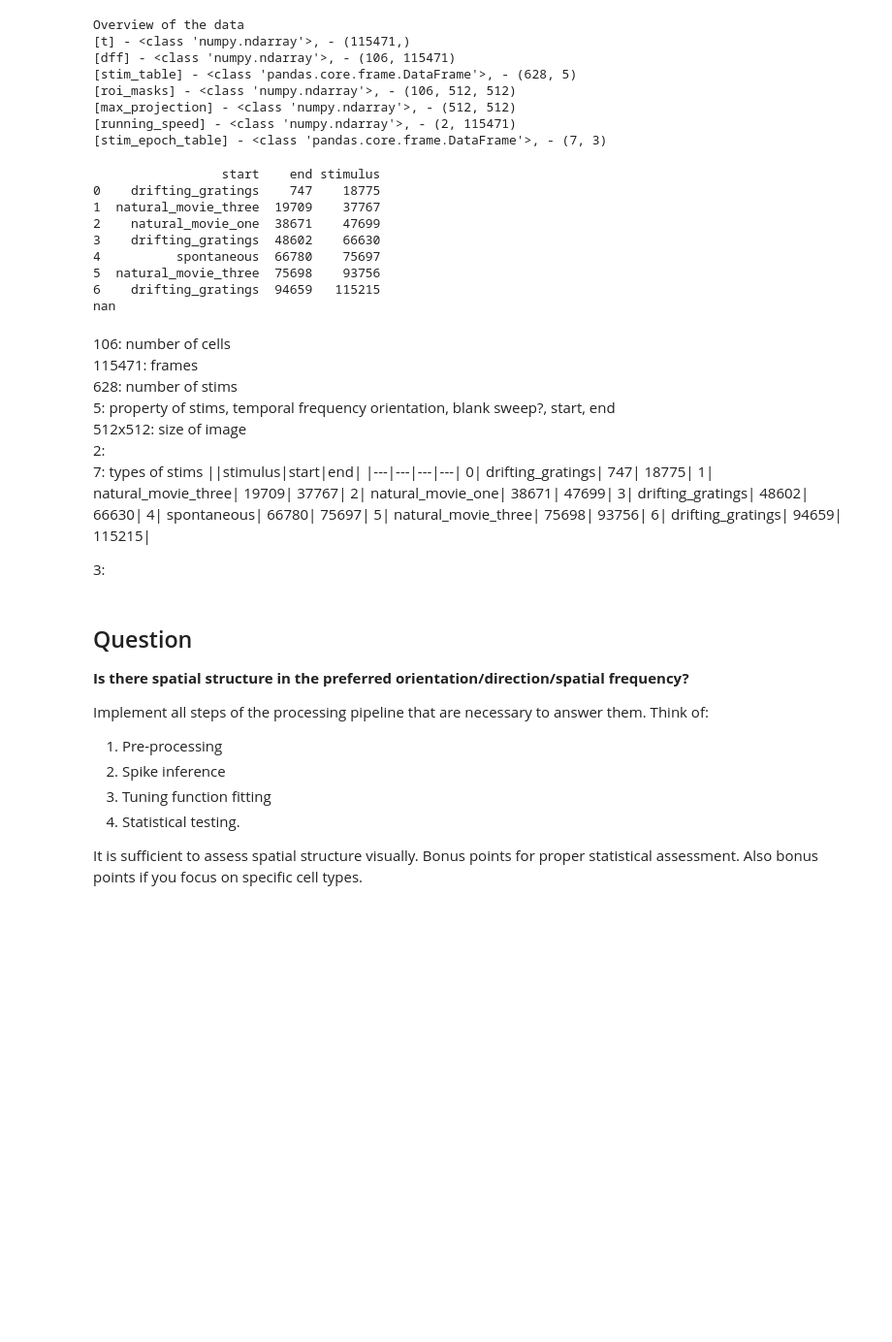
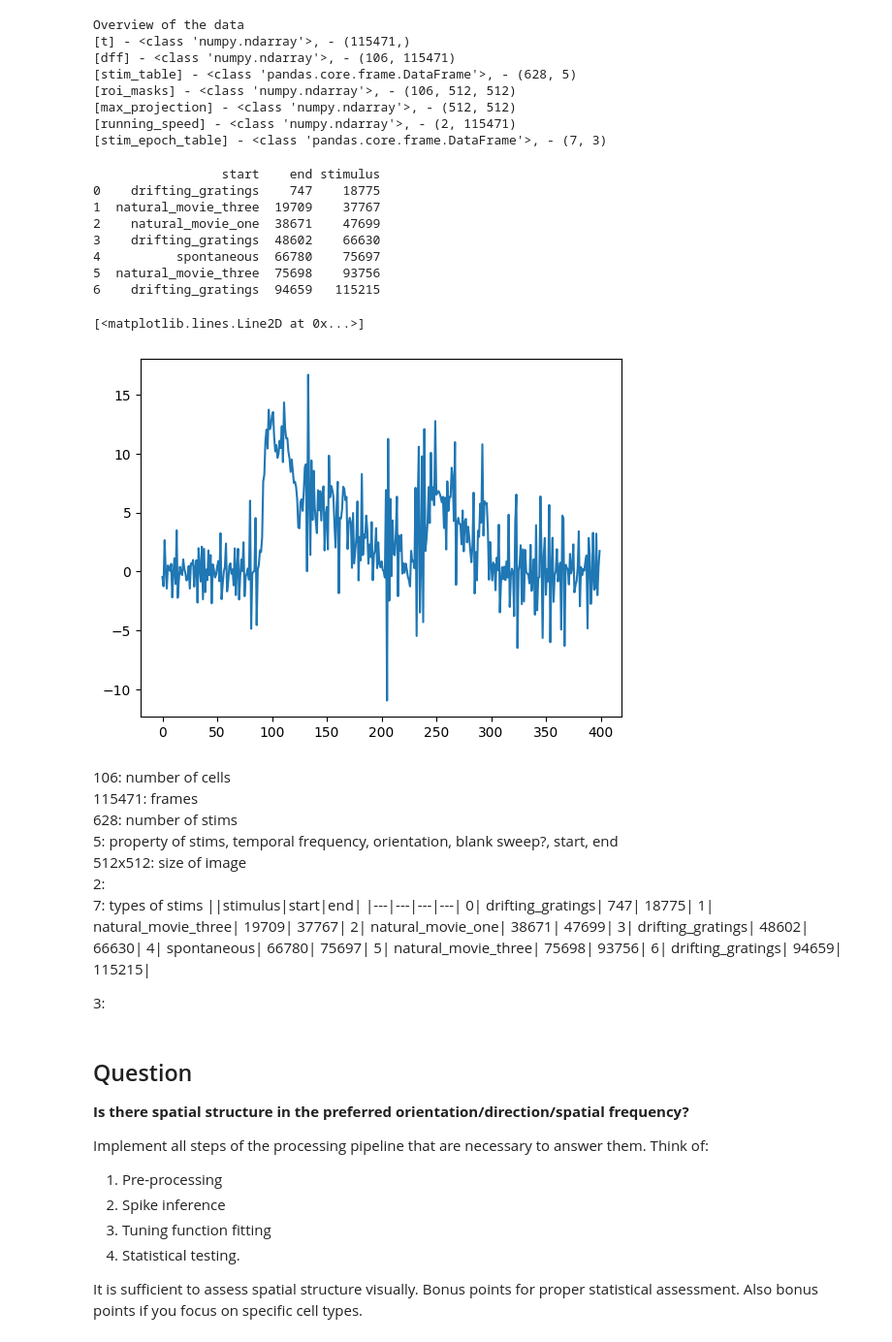
Before and after one commit to YIBoX-memorial/NDS, a Jupyter notebook: practical01.ipynb, the cells around one changed output. Shown: that part at 97% size. Drawn from its saved outputs; the diff is of its cells as text; code cells hidden in the pictures; blank space fills up the shorter version.

```diff
--- a/practical01.ipynb
+++ b/practical01.ipynb
@@ -87,22 +90,24 @@ Overview of the data
 # %%
 # print(data["stim_table"])
 print(data["stim_epoch_table"])
-print(running_speed[0, 115400])
+# print(running_speed[1, :])
+plt.plot(running_speed[0, 800:1200])
 # %% [output]
                  start    end stimulus
 0    drifting_gratings    747    18775
 1  natural_movie_three  19709    37767
 2    natural_movie_one  38671    47699
 3    drifting_gratings  48602    66630
 4          spontaneous  66780    75697
 5  natural_movie_three  75698    93756
 6    drifting_gratings  94659   115215
-nan
+[<matplotlib.lines.Line2D at 0x...>]
+[figure, added]
 # %% [markdown]
 106: number of cells \
 115471: frames \
 628: number of stims\
-5: property of stims, temporal frequency orientation, blank sweep?, start, end\
+5: property of stims, temporal frequency, orientation, blank sweep?, start, end\
 512x512: size of image \
 2: \
 7: types of stims
```
Also changed, not shown: parts of 9 cells of this notebook.
